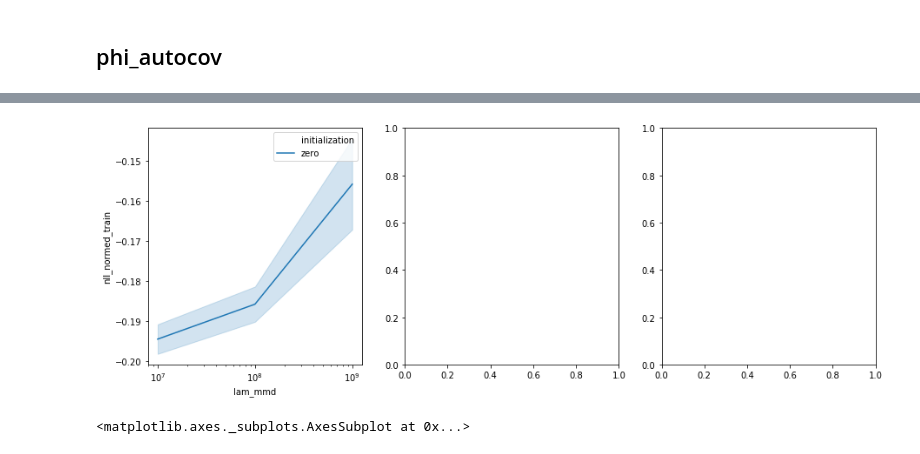
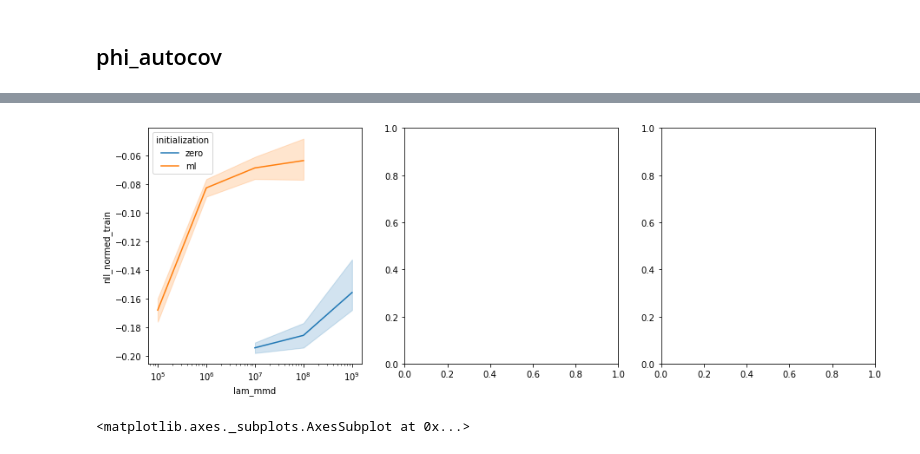
Before and after one commit to diegoarri91/mmd-glm, a Jupyter notebook: experiments/figure4/analysis.ipynb, the cells around one changed output, grey strips where cells are left out. Cells and saved outputs as stored; diff of their text form; code cells hidden in the pictures.

```diff
--- a/experiments/figure4/analysis.ipynb
+++ b/experiments/figure4/analysis.ipynb
@@ -207,21 +193,23 @@ data.groupby('lam_mmd').count()
 # %%
 data = df[df.nll_normed_train < 0].copy()
-data = data[data.num_epochs.isin([400]) & data.lr.isin([1e-2]) & (data.n_batch_fr == 800)]
+data = data[((data.initialization == 'ml') & (data.lr == 4e-3) & ((data.beta0 - 0.9).abs() < 1e-3) & ((data.beta1 - 0.95).abs() < 1e-3)) |\
+            ((data.initialization == 'zero') & (data.lr == 1e-2))]
+data = data[data.num_epochs.isin([400]) & (data.n_batch_fr == 800)]
 # data = data[(data.num_epochs == 700) & (data.n_batch_fr == 400)]
-data = data[(data.beta0 - 0.95).abs() < 1e-3]
-data = data[(data.beta1 - 0.99).abs() < 1e-3]
+# data = data[(data.beta0 - 0.95).abs() < 1e-3]
+# data = data[(data.beta1 - 0.99).abs() < 1e-3]
 
 fig, (ax1, ax2, ax3) = plt.subplots(figsize=(15, 5), ncols=3)
 
-sns.lineplot(x='lam_mmd', y='nll_normed_train', hue='initialization', ci=68, data=data, ax=ax1)
+sns.lineplot(x='lam_mmd', y='nll_normed_train', hue='initialization', ci=95, data=data, ax=ax1)
 # sns.stripplot(x='beta1', y='nll_normed_train', hue='initialization', data=data[data.lam_mmd == 2000], ax=ax2)
 # sns.scatterplot(x='nll_normed_train', y='fr_max_mean', hue='initialization', data=data, ax=ax3)
 
 ax1.set_xscale('log')
 
 # display(data.loc[(data.nll_normed_train - -0.15).abs() < 0.02, ['mmd_mean', 'nll_normed_train', 'mmd_sd', 'lam_mmd', 'num_epochs', 'beta0', 'beta1', 'n_batch_fr', 'fr_mean_mean', 'fr_max_mean', 'initialization']])
 # %% [output]
-[figure, old version]
+[figure, new version]
 # %%
 data = df[df.nll_normed_train < 0].copy()
 data = data[data.lr.isin([1e-2]) & (data.n_batch_fr == 800) & (data.initialization == 'zero')]
```
Also changed, not shown: parts of 3 cells of this notebook, 2 other files.
